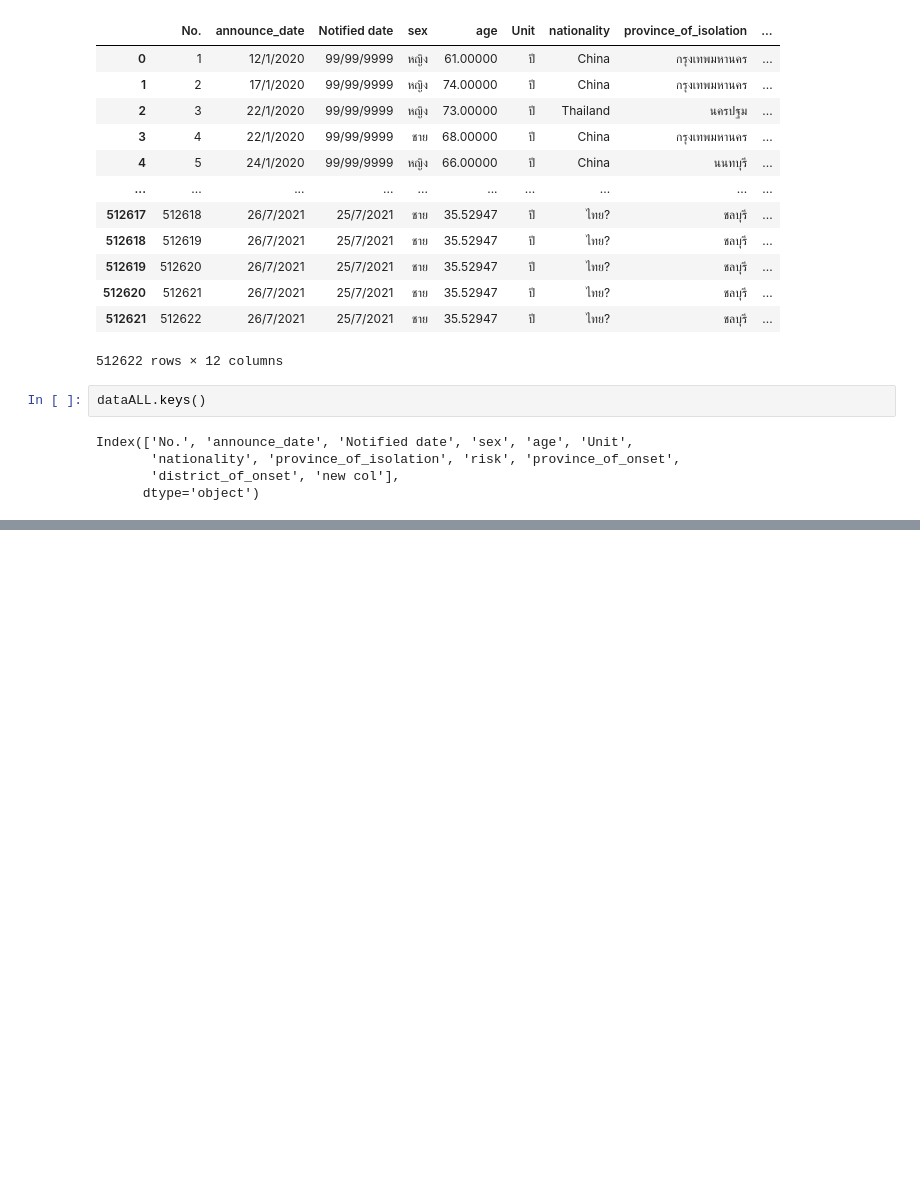
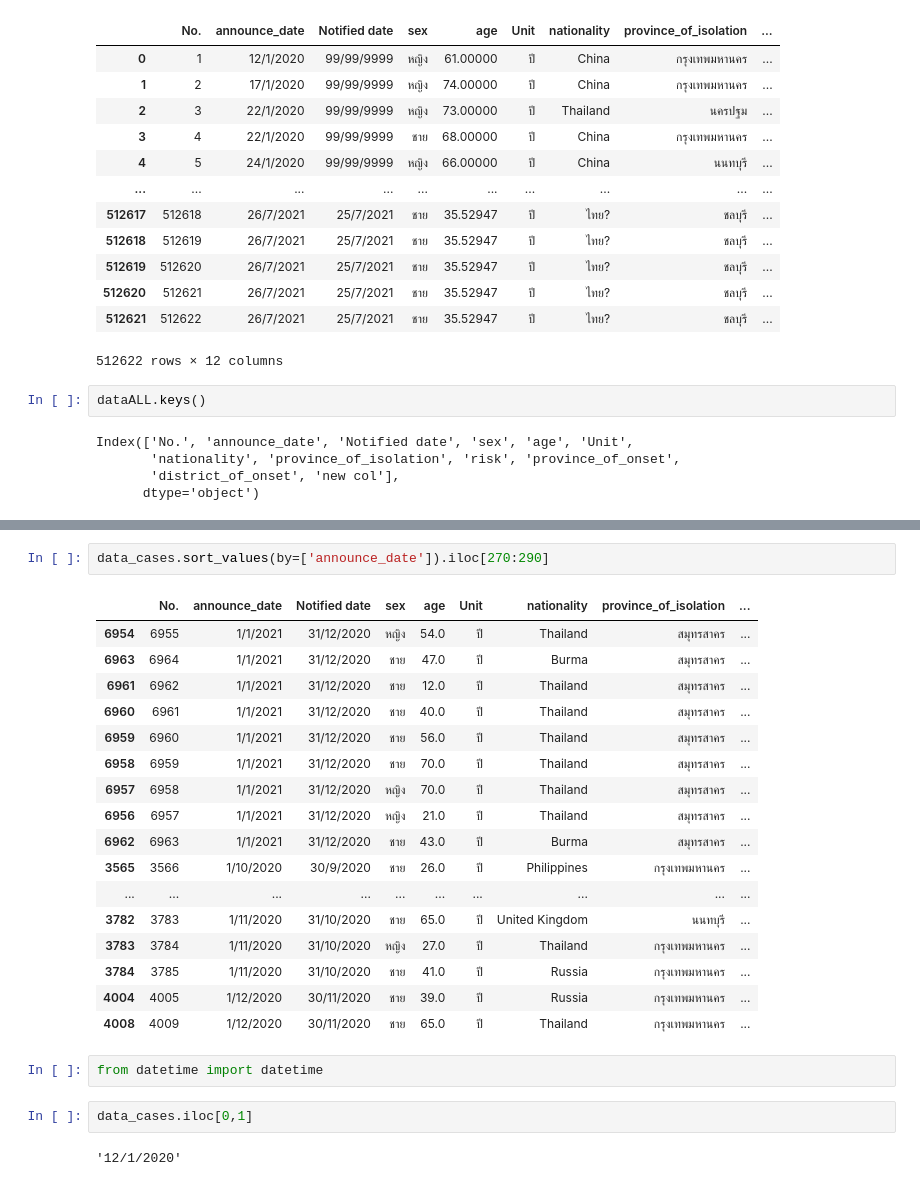
Before and after one commit to tohnperfect/DPDM2021, a Jupyter notebook: Data_Preprocessing_(Chapter_3).ipynb, the cells around one changed output, grey strips where cells are left out. Cells and saved outputs as stored; diff of their text form; blank space fills up the shorter version.

Commit message:
Datetime-Timestamp

```diff
--- a/Data_Preprocessing_(Chapter_3).ipynb
+++ b/Data_Preprocessing_(Chapter_3).ipynb
@@ -1151,0 +1172,26 @@ Index(['No.', 'announce_date', 'Notified date', 'sex', 'age', 'Unit',
+# %%
+data_cases.sort_values(by=['announce_date']).iloc[270:290]
+# %% [output]
+|  | No. | announce_date | Notified date | sex | age | Unit | nationality | province_of_isolation | ... |
+| 6954 | 6955 | 1/1/2021 | 31/12/2020 | หญิง | 54.0 | ปี | Thailand | สมุทรสาคร | ... |
+| 6963 | 6964 | 1/1/2021 | 31/12/2020 | ชาย | 47.0 | ปี | Burma | สมุทรสาคร | ... |
+| 6961 | 6962 | 1/1/2021 | 31/12/2020 | ชาย | 12.0 | ปี | Thailand | สมุทรสาคร | ... |
+| 6960 | 6961 | 1/1/2021 | 31/12/2020 | ชาย | 40.0 | ปี | Thailand | สมุทรสาคร | ... |
+| 6959 | 6960 | 1/1/2021 | 31/12/2020 | ชาย | 56.0 | ปี | Thailand | สมุทรสาคร | ... |
+| 6958 | 6959 | 1/1/2021 | 31/12/2020 | ชาย | 70.0 | ปี | Thailand | สมุทรสาคร | ... |
+| 6957 | 6958 | 1/1/2021 | 31/12/2020 | หญิง | 70.0 | ปี | Thailand | สมุทรสาคร | ... |
+| 6956 | 6957 | 1/1/2021 | 31/12/2020 | หญิง | 21.0 | ปี | Thailand | สมุทรสาคร | ... |
+| 6962 | 6963 | 1/1/2021 | 31/12/2020 | ชาย | 43.0 | ปี | Burma | สมุทรสาคร | ... |
+| 3565 | 3566 | 1/10/2020 | 30/9/2020 | ชาย | 26.0 | ปี | Philippines | กรุงเทพมหานคร | ... |
+| ... | ... | ... | ... | ... | ... | ... | ... | ... | ... |
+| 3782 | 3783 | 1/11/2020 | 31/10/2020 | ชาย | 65.0 | ปี | United Kingdom | นนทบุรี | ... |
+| 3783 | 3784 | 1/11/2020 | 31/10/2020 | หญิง | 27.0 | ปี | Thailand | กรุงเทพมหานคร | ... |
+| 3784 | 3785 | 1/11/2020 | 31/10/2020 | ชาย | 41.0 | ปี | Russia | กรุงเทพมหานคร | ... |
+| 4004 | 4005 | 1/12/2020 | 30/11/2020 | ชาย | 39.0 | ปี | Russia | กรุงเทพมหานคร | ... |
+| 4008 | 4009 | 1/12/2020 | 30/11/2020 | ชาย | 65.0 | ปี | Thailand | กรุงเทพมหานคร | ... |
+# %%
+from datetime import datetime
+# %%
+data_cases.iloc[0,1]
+# %% [output]
+'12/1/2020'
```
Also changed, not shown: parts of 18 cells of this notebook.
